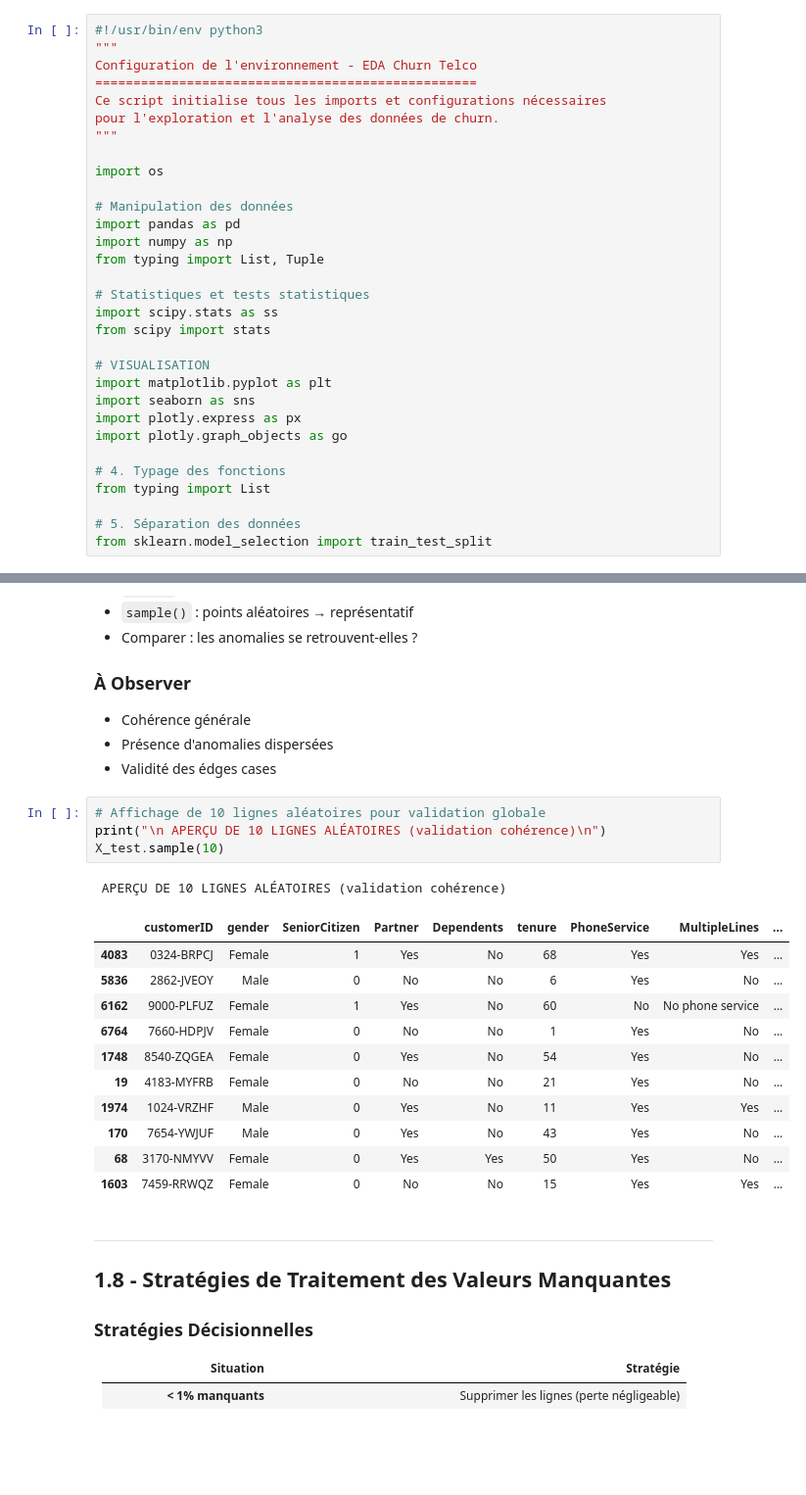
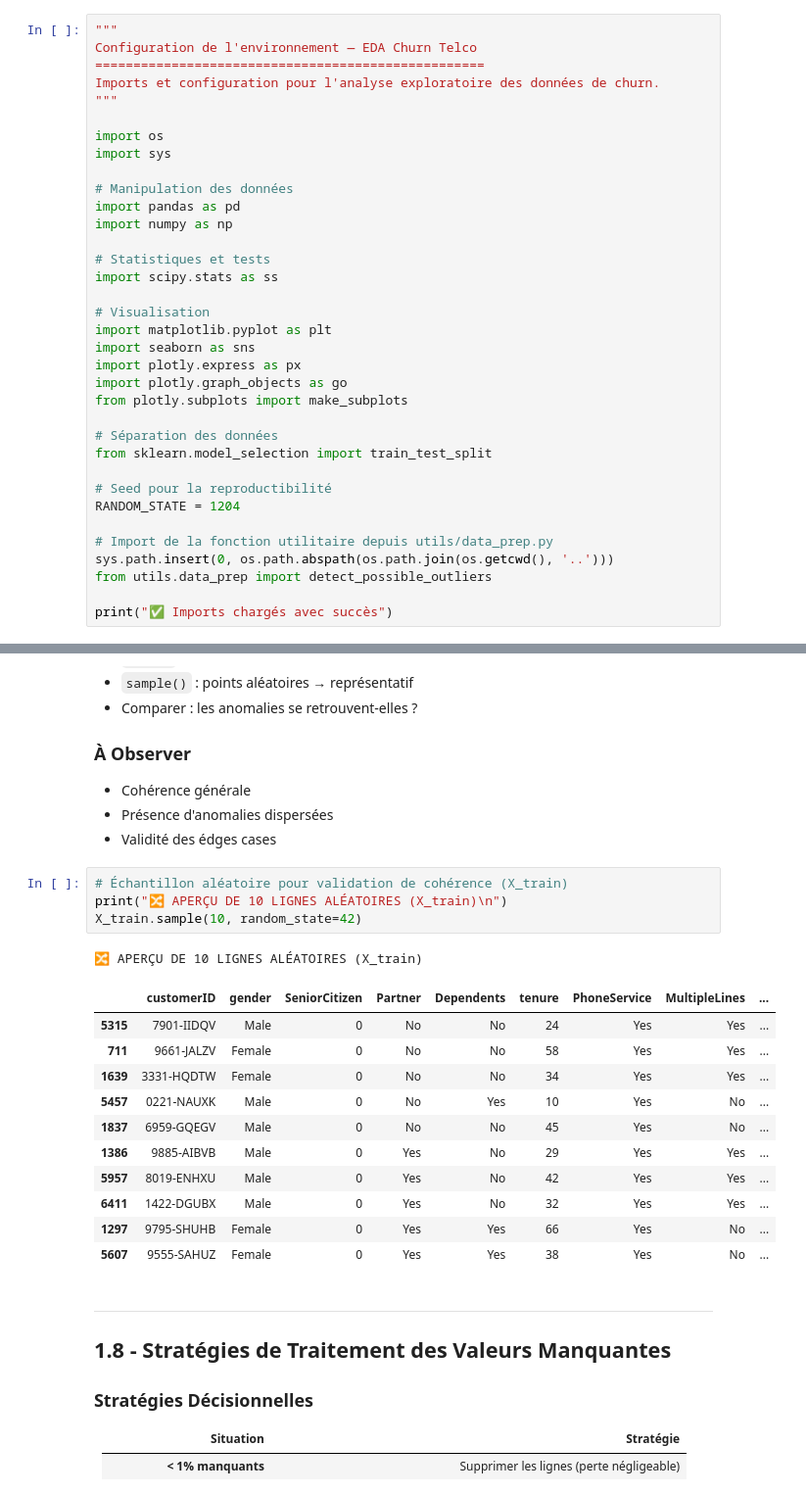
Before and after one commit to Dylan-Jbt/Scoring_de_churn_client, a Jupyter notebook: notebooks/01_exploration_des_donnees.ipynb, the cells around one changed output, grey strips where cells are left out. Shown at 98% size. Drawn from its saved outputs; the diff is of its cells as text; blank space fills up the shorter version.

```diff
--- a/notebooks/01_exploration_des_donnees.ipynb
+++ b/notebooks/01_exploration_des_donnees.ipynb
@@ -33,31 +36,35 @@ TelcoWave souhaite **anticiper les départs de clients** (churn) pour déployer
 # %%
-#!/usr/bin/env python3
 """
-Configuration de l'environnement - EDA Churn Telco
-==================================================
-Ce script initialise tous les imports et configurations nécessaires
-pour l'exploration et l'analyse des données de churn.
+Configuration de l'environnement — EDA Churn Telco
+===================================================
+Imports et configuration pour l'analyse exploratoire des données de churn.
 """
 
 import os
+import sys
 
 # Manipulation des données
 import pandas as pd
 import numpy as np
-from typing import List, Tuple
 
-# Statistiques et tests statistiques
+# Statistiques et tests
 import scipy.stats as ss
-from scipy import stats
 
-# VISUALISATION
+# Visualisation
 import matplotlib.pyplot as plt
 import seaborn as sns
 import plotly.express as px
 import plotly.graph_objects as go
+from plotly.subplots import make_subplots
 
-# 4. Typage des fonctions
-from typing import List
+# Séparation des données
+from sklearn.model_selection import train_test_split
 
-# 5. Séparation des données
-from sklearn.model_selection import train_test_split
+# Seed pour la reproductibilité
+RANDOM_STATE = 1204
+
+# Import de la fonction utilitaire depuis utils/data_prep.py
+sys.path.insert(0, os.path.abspath(os.path.join(os.getcwd(), '..')))
+from utils.data_prep import detect_possible_outliers
+
+print("✅ Imports chargés avec succès")
@@ -427,22 +525,22 @@ Vérifier que les données sont **cohérentes partout**, pas seulement au début
 - Présence d'anomalies dispersées
 - Validité des édges cases
 # %%
-# Affichage de 10 lignes aléatoires pour validation globale
-print("\n APERÇU DE 10 LIGNES ALÉATOIRES (validation cohérence)\n")
-X_test.sample(10)
+# Échantillon aléatoire pour validation de cohérence (X_train)
+print("🔀 APERÇU DE 10 LIGNES ALÉATOIRES (X_train)\n")
+X_train.sample(10, random_state=42)
 # %% [output]
- APERÇU DE 10 LIGNES ALÉATOIRES (validation cohérence)
+🔀 APERÇU DE 10 LIGNES ALÉATOIRES (X_train)
 |  | customerID | gender | SeniorCitizen | Partner | Dependents | tenure | PhoneService | MultipleLines | ... |
-| 4083 | 0324-BRPCJ | Female | 1 | Yes | No | 68 | Yes | Yes | ... |
-| 5836 | 2862-JVEOY | Male | 0 | No | No | 6 | Yes | No | ... |
-| 6162 | 9000-PLFUZ | Female | 1 | Yes | No | 60 | No | No phone service | ... |
-| 6764 | 7660-HDPJV | Female | 0 | No | No | 1 | Yes | No | ... |
-| 1748 | 8540-ZQGEA | Female | 0 | Yes | No | 54 | Yes | No | ... |
-| 19 | 4183-MYFRB | Female | 0 | No | No | 21 | Yes | No | ... |
-| 1974 | 1024-VRZHF | Male | 0 | Yes | No | 11 | Yes | Yes | ... |
-| 170 | 7654-YWJUF | Male | 0 | Yes | No | 43 | Yes | No | ... |
-| 68 | 3170-NMYVV | Female | 0 | Yes | Yes | 50 | Yes | No | ... |
-| 1603 | 7459-RRWQZ | Female | 0 | No | No | 15 | Yes | Yes | ... |
+| 5315 | 7901-IIDQV | Male | 0 | No | No | 24 | Yes | Yes | ... |
+| 711 | 9661-JALZV | Female | 0 | No | No | 58 | Yes | Yes | ... |
+| 1639 | 3331-HQDTW | Female | 0 | No | No | 34 | Yes | Yes | ... |
+| 5457 | 0221-NAUXK | Male | 0 | No | Yes | 10 | Yes | No | ... |
+| 1837 | 6959-GQEGV | Male | 0 | No | No | 45 | Yes | No | ... |
+| 1386 | 9885-AIBVB | Male | 0 | Yes | No | 29 | Yes | Yes | ... |
+| 5957 | 8019-ENHXU | Male | 0 | Yes | No | 42 | Yes | Yes | ... |
+| 6411 | 1422-DGUBX | Male | 0 | Yes | No | 32 | Yes | Yes | ... |
+| 1297 | 9795-SHUHB | Female | 0 | Yes | Yes | 66 | Yes | No | ... |
+| 5607 | 9555-SAHUZ | Female | 0 | Yes | Yes | 38 | Yes | No | ... |
 # %% [markdown]
 ---
 
```
Also changed, not shown: parts of 41 cells of this notebook, 6 other files.
